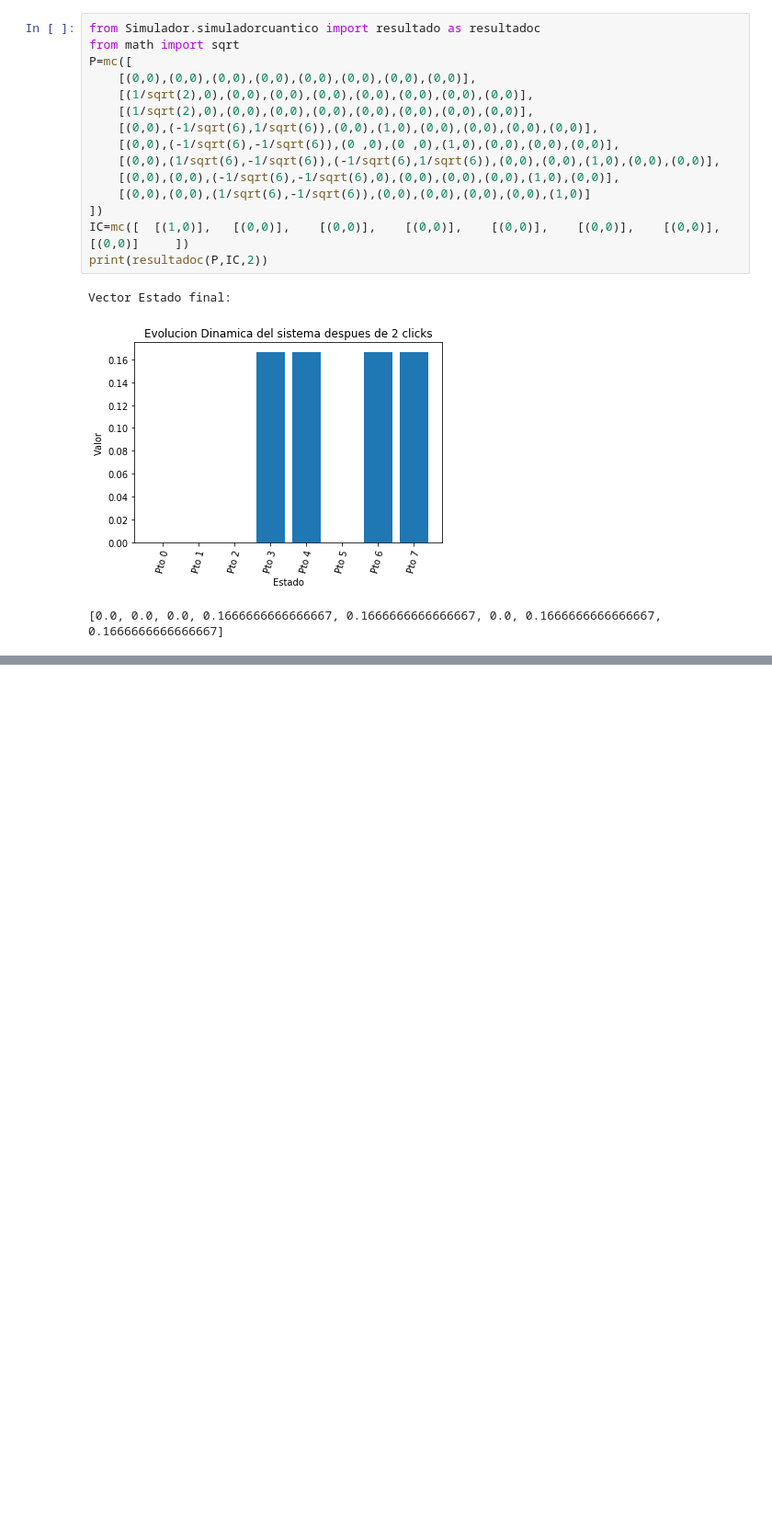
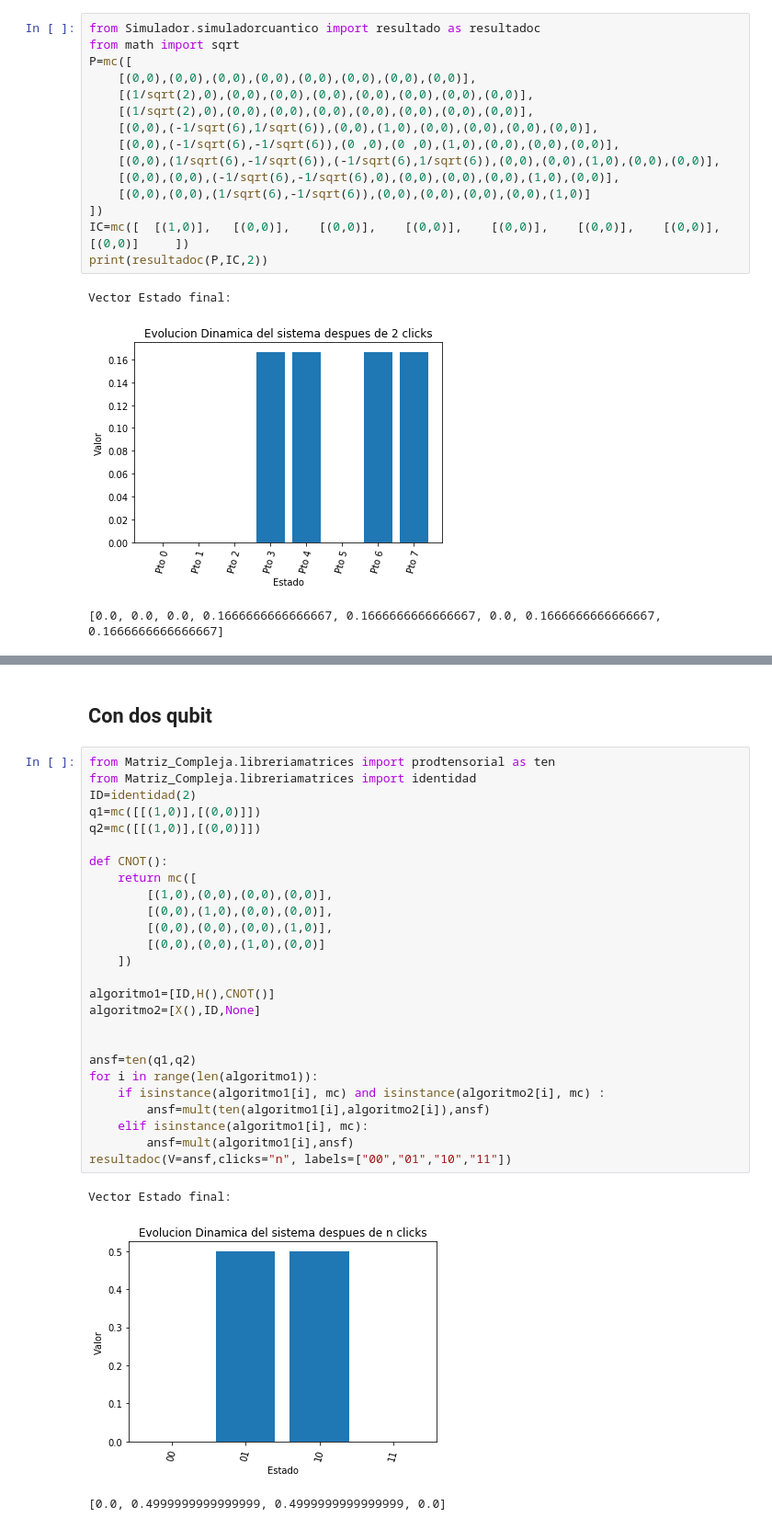
Before and after one commit to AriasAEnima/CNYT, a Jupyter notebook: Librerias/Proyecto 2.ipynb, the cells around one changed output, grey strips where cells are left out. Shown: that part at 92% size. Drawn from its saved outputs; the diff is of its cells as text; blank space fills up the shorter version.

```diff
--- a/Librerias/Proyecto 2.ipynb
+++ b/Librerias/Proyecto 2.ipynb
@@ -46,0 +122,32 @@ Vector Estado final:
+# %% [markdown]
+## Con dos qubit
+# %%
+from Matriz_Compleja.libreriamatrices import prodtensorial as ten
+from Matriz_Compleja.libreriamatrices import identidad
+ID=identidad(2)
+q1=mc([[(1,0)],[(0,0)]])
+q2=mc([[(1,0)],[(0,0)]])
+
+def CNOT():
+    return mc([
+        [(1,0),(0,0),(0,0),(0,0)],
+        [(0,0),(1,0),(0,0),(0,0)],
+        [(0,0),(0,0),(0,0),(1,0)],
+        [(0,0),(0,0),(1,0),(0,0)]
+    ])
+
+algoritmo1=[ID,H(),CNOT()]
+algoritmo2=[X(),ID,None]
+
+
+ansf=ten(q1,q2)
+for i in range(len(algoritmo1)):
+    if isinstance(algoritmo1[i], mc) and isinstance(algoritmo2[i], mc) :
+        ansf=mult(ten(algoritmo1[i],algoritmo2[i]),ansf)
+    elif isinstance(algoritmo1[i], mc):
+        ansf=mult(algoritmo1[i],ansf)
+resultadoc(V=ansf,clicks="n", labels=["00","01","10","11"])
+# %% [output]
+Vector Estado final:
+[figure, added]
+[0.0, 0.4999999999999999, 0.4999999999999999, 0.0]
```
Also changed, not shown: parts of 12 cells of this notebook, 11 other files.
